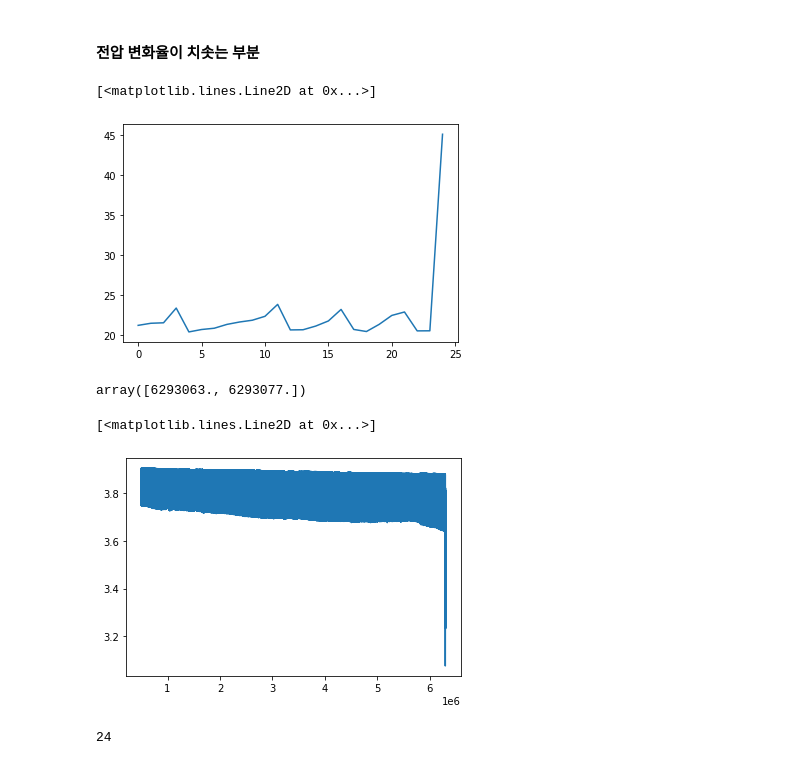
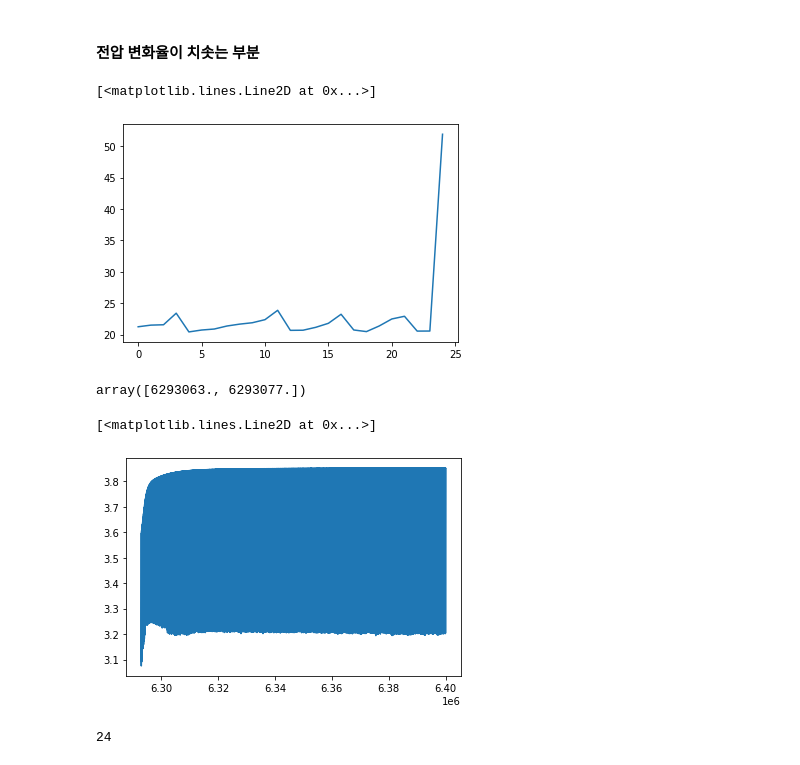
Before and after one commit to minD9it/Battery, a Jupyter notebook: DataAnalysis_DODI.ipynb, the cells around one changed output. Saved outputs shown, nothing was run; the diff lists cells and outputs as text; code cells hidden in the pictures.

```diff
--- a/DataAnalysis_DODI.ipynb
+++ b/DataAnalysis_DODI.ipynb
@@ -10,7 +10,7 @@ from tqdm import tqdm
 # %% [markdown]
 ### 데이터 불러오기
 # %%
-data = pd.read_csv("data/0mA(29s)~30mA(1s)_DODI_C_merge_2.csv") #통합 데이터
+data = pd.read_csv("data/0mA(29s)~30mA(1s)_DODI_C_merge_3.csv") #통합 데이터
 data.describe()
 # %% [output]
 |  | Voltage(V) | Current(A) | Resistance(Ohm) | Power(W) |
@@ -238,16 +243,16 @@ plt.plot(np.max(recovery_rate[:], axis=1)) #dodi_c(merge)
 plt.plot(np.max(recovery_rate[73700:73725], axis=1)) #dodi_c(merge)
 # %% [output]
 [<matplotlib.lines.Line2D at 0x...>]
-[figure, old version]
+[figure, new version]
 # %%
 index[73724]
 # %% [output]
 array([6293063., 6293077.])
 # %%
-plt.plot(data['Voltage(V)'][500000:6300000])
+plt.plot(data['Voltage(V)'][6293063:6400000])
 # %% [output]
 [<matplotlib.lines.Line2D at 0x...>]
-[figure, old version]
+[figure, new version]
 # %%
 np.argmax(np.max(recovery_rate[73700:73725], axis=1))
 # %% [output]
```
Also changed, not shown: parts of 17 cells of this notebook.
